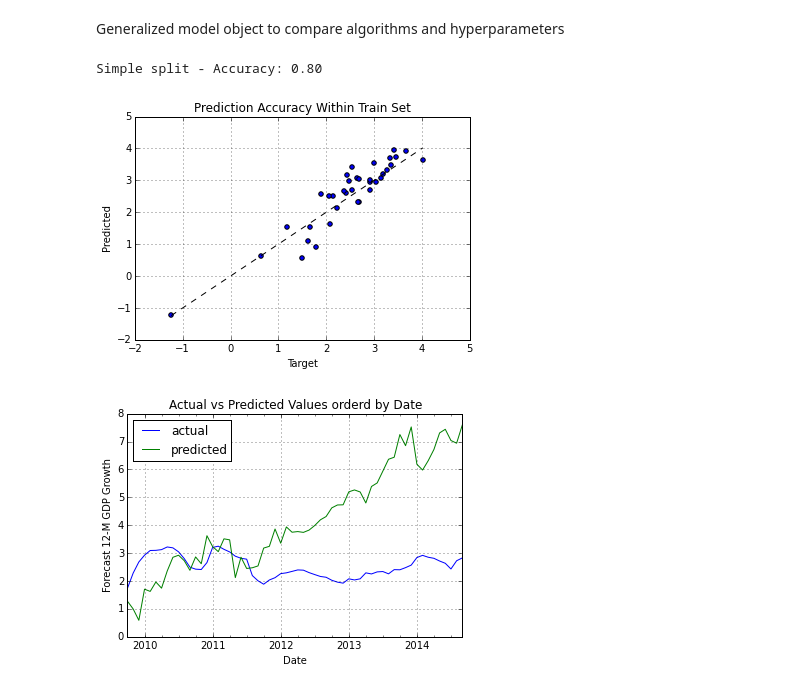
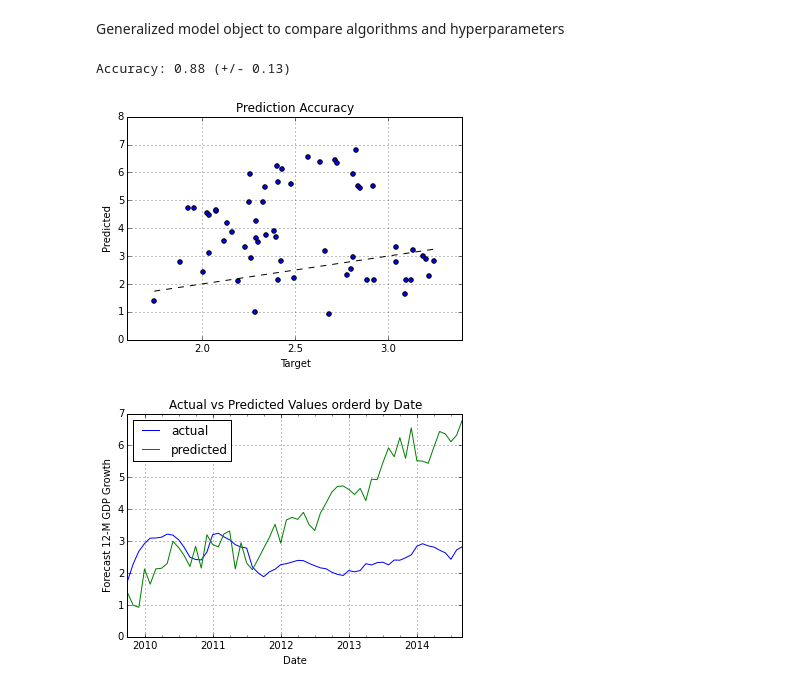
Before and after one commit to rhouck/gdp, a Jupyter notebook: Predict GDP Forecasts.ipynb, the cells around one changed output. Cells and saved outputs as stored; diff of their text form; code cells hidden in the pictures.

```diff
--- a/Predict GDP Forecasts.ipynb
+++ b/Predict GDP Forecasts.ipynb
@@ -233,24 +230,18 @@ def actual_vs_predicted_over_time(model, test_set, y_col, X_cols):
 # %%
 # instantiate linear regression model
 from sklearn.linear_model import LinearRegression
 model = Model(Xs, ys, LinearRegression())
 
-# one-time model fit and test
-simple_split_test = model.simple_split_test()
-print "Simple split - " + simple_split_test['score']
-model.pred_vs_act_scatter(simple_split_test['predicted'], simple_split_test['y_test'])
-
 # cross validation testing
-#model = Model(Xs, ys, LinearRegression())
-#iter_cross_val = model.iter_cross_val()
-#print "Iterative split - " + iter_cross_val['score']
+model.iter_cross_val()
 
 # test fitted model on new data
+pred_vs_act_scatter(model, test_set)
 actual_vs_predicted_over_time(model, test_set, y_col, X_cols)
 # %% [output]
-Simple split - Accuracy: 0.80
+Accuracy: 0.88 (+/- 0.13)
-[figure, old version]
+[figure, new version]
-[figure, old version]
+[figure, new version]
 # %%
 # instantiate random forest model
 from sklearn.ensemble import RandomForestRegressor
```
Also changed, not shown: parts of 3 cells of this notebook.
